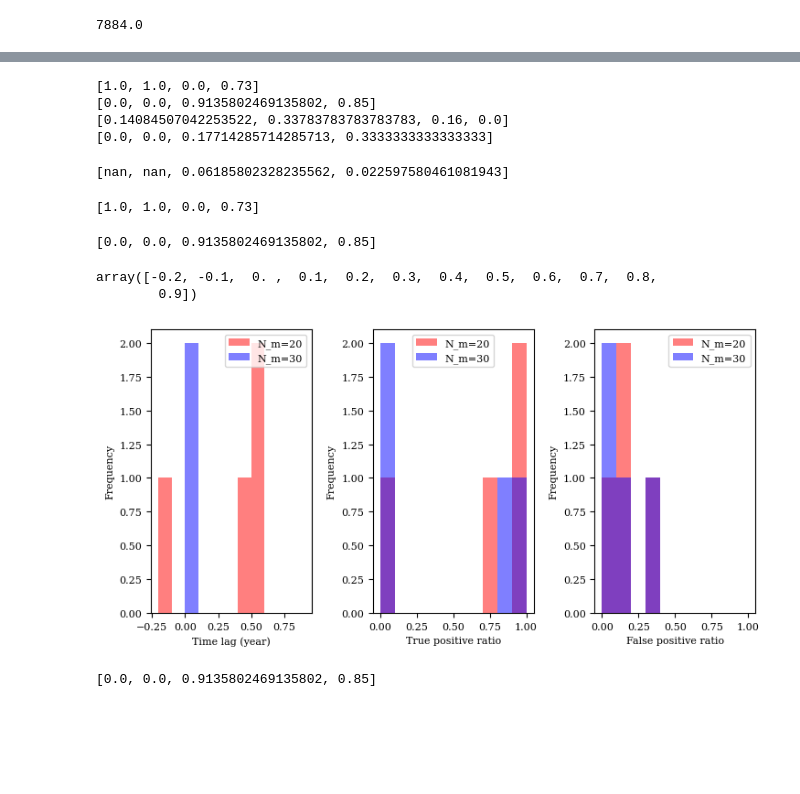
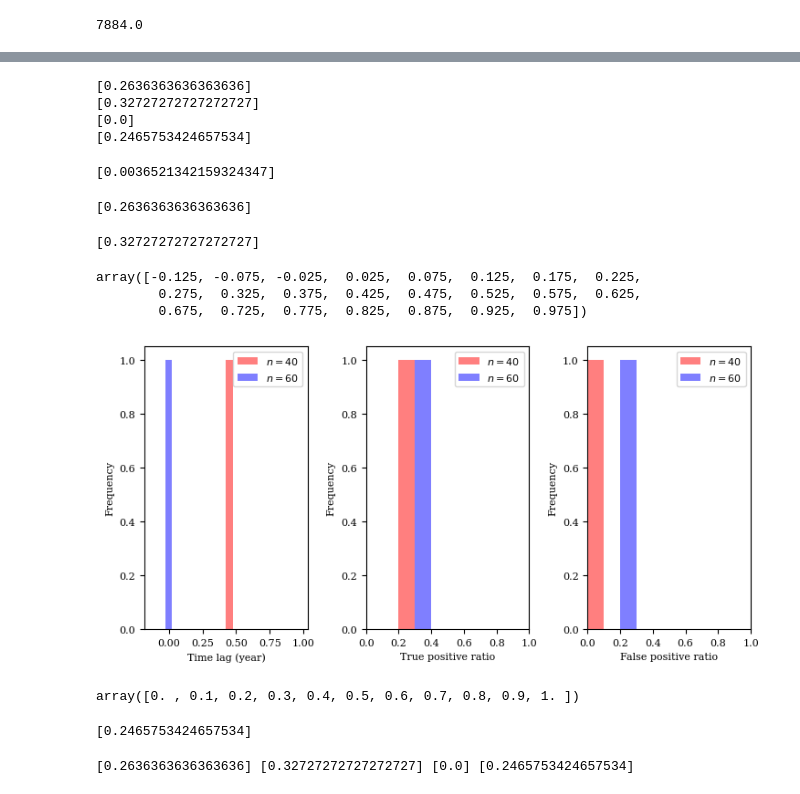
Before and after one commit to hojjatks/ROM_EnKF_earthquakecycle, a Jupyter notebook: Codes/PlotPredictionPerformance.ipynb, the cells around one changed output, grey strips where cells are left out. Cells and saved outputs as stored; diff of their text form; code cells hidden in the pictures; blank space fills up the shorter version.

Commit message:
The codes after finalizing the draft

```diff
--- a/Codes/PlotPredictionPerformance.ipynb
+++ b/Codes/PlotPredictionPerformance.ipynb
@@ -54,7 +53,8 @@ mu=30e9
 # for different inversions (denoted by number) and differnet ROM (denoted by N_m_v), we need to load the corresponding data
 N_m_v_list = [20,30]
 #numbers = [101,102]
-numbers = [103]
+numbers = [101,102,103,104,105,106,107,108,109,110]
+# numbers=[110]
 data_PDE = []
 data_prediction_20 = []
 data_prediction_30 = []
@@ -296,7 +294,7 @@ for index in range(len(numbers)):
     t_ox_pred_events_30=data_prediction_30[index]["t_ox_pred_events"]
     # run the code to plot things
     for event_counter in range(data_prediction_20[index]['Mags_filtered'].shape[0]): # number of events in the indexth number
-        event_name="event #"+str(event_counter)
+        event_name="event #"+str(index_row_plot)
         ax_qdyn= fig.add_subplot(gs[index_row_plot, 0]) # True slip rate
         ax_Nm20= fig.add_subplot(gs[index_row_plot, 1]) # Observed slip rate
         ax_Nm30= fig.add_subplot(gs[index_row_plot, 2]) # Observed slip rate
@@ -330,7 +328,7 @@ for index in range(len(numbers)):
         pl=ax_qdyn.scatter(PrettyTime/cte.t_yr-tau,Prettyx*1e-3,marker=".",c=np.log10(PrettyV),cmap=cmap,linewidths=1,vmin=np.log10(V_thresh_min),vmax=np.log10(V_thresh_max))
         ax_qdyn.set_ylabel(r'Distance along strike (km)',fontproperties=serif_font)
         ax_qdyn=PlotRectangle(ax_qdyn,rectangles_PDE)
-        All_rectangles_PDE = np.append(All_rectangles_PDE, rectangles_PDE[:4].reshape(4, 1), axis=1)
+        # All_rectangles_PDE = np.append(All_rectangles_PDE, rectangles_PDE[:4].reshape(4, 1), axis=1)
         events_PDE=add_array(events_PDE,event_name, rectangles_PDE)
         #xlimleft=(time_start_events_PDE[event_counter]+t_0_inversion)/cte.t_yr
         #xlimright=(time_start_events_PDE[event_counter]+t_0_inversion)/cte.t_yr+T_final/cte.t_yr
@@ -365,16 +363,9 @@ for index in range(len(numbers)):
         ax_Nm20.text(-tau,L/2/1000+shift_string,string_20)
         ax_Nm20=PlotRectangle(ax_Nm20,rectangles_20)
         Time_lag20.append((TimeStarts_20[0]-TimeStarts_PDE[0])/t_yr)
-        All_rectangles_20 = np.append(All_rectangles_20, rectangles_20[:4].reshape(4, 1), axis=1)
-
-
-
-
+        # All_rectangles_20 = np.append(All_rectangles_20, rectangles_20[:4].reshape(4, 1), axis=1)
 
         events_20=add_array(events_20,event_name, rectangles_20)
-
-
-
 
         # plotting N_m_v=30
         V_ox_pred_events_30_interpolated=interpolate(time_interpolation,t_ox_pred_events_30[event_counter],V_ox_pred_events_30[event_counter],V_ox_pred_events_30[event_counter].shape[1],V_ox_pred_events_30[event_counter].shape[2])
@@ -397,7 +388,7 @@ for index in range(len(numbers)):
         ax_Nm30.text(-tau,L/2/1000+shift_string,string_30)
         ax_Nm30=PlotRectangle(ax_Nm30,rectangles_30)
         Time_lag30.append((TimeStarts_30[0]-TimeStarts_PDE[0])/t_yr)
-        All_rectangles_30 = np.append(All_rectangles_30, rectangles_30[:4].reshape(4, 1), axis=1)
+        # All_rectangles_30 = np.append(All_rectangles_30, rectangles_30[:4].reshape(4, 1), axis=1)
 
         events_30=add_array(events_30,event_name, rectangles_30)
 
@@ -414,9 +405,9 @@ ax_Nm30.set_xlabel(r'Time (year)',fontproperties=serif_font)
 b=fig.colorbar(pl,cax=cax,orientation='horizontal')
 b.set_label(label=r'$log_{10}(V(m/s))$',fontproperties=serif_font)
 
-All_rectangles_PDE=All_rectangles_PDE[:,1:]
-All_rectangles_20=All_rectangles_20[:,1:]
-All_rectangles_30=All_rectangles_30[:,1:]
+# All_rectangles_PDE=All_rectangles_PDE[:,1:]
+# All_rectangles_20=All_rectangles_20[:,1:]
+# All_rectangles_30=All_rectangles_30[:,1:]
 
 plt.tight_layout()
 plt.savefig('/central/groups/astuart/hkaveh/Figs/ROM/prediction_performace.png',dpi=300,bbox_inches='tight')
@@ -518,54 +479,69 @@ print(True_pos_ratio_30)
 print(False_pos_ratio_20)
 print(False_pos_ratio_30)
 # %% [output]
-[1.0, 1.0, 0.0, 0.73]
-[0.0, 0.0, 0.9135802469135802, 0.85]
-[0.14084507042253522, 0.33783783783783783, 0.16, 0.0]
-[0.0, 0.0, 0.17714285714285713, 0.3333333333333333]
+[0.2636363636363636]
+[0.32727272727272727]
+[0.0]
+[0.2465753424657534]
 # %%
 Time_lag30
 # %% [output]
-[nan, nan, 0.06185802328235562, 0.022597580461081943]
+[0.0036521342159324347]
 # %%
 True_pos_ratio_20
 # %% [output]
-[1.0, 1.0, 0.0, 0.73]
+[0.2636363636363636]
 # %%
 True_pos_ratio_30
 # %% [output]
-[0.0, 0.0, 0.9135802469135802, 0.85]
+[0.32727272727272727]
 # %%
-dt=0.1
+dt=0.05
 dp=0.1
-bins_t = np.arange(-tau-dt, T_final/cte.t_yr, dt)
-bins_prob=np.arange(0,1.1,0.1)
+bins_t = np.arange(-tau-dt/2, T_final/cte.t_yr+dt/2, dt)
+bins_prob=np.arange(0,1.0001,0.1)
 # %%
 bins_t
 # %% [output]
-array([-0.2, -0.1,  0. ,  0.1,  0.2,  0.3,  0.4,  0.5,  0.6,  0.7,  0.8,
-        0.9])
+array([-0.125, -0.075, -0.025,  0.025,  0.075,  0.125,  0.175,  0.225,
+        0.275,  0.325,  0.375,  0.425,  0.475,  0.525,  0.575,  0.625,
+        0.675,  0.725,  0.775,  0.825,  0.875,  0.925,  0.975])
 # %%
 # Plotting a figure with three subplots, first subplot shows the distribution of Time_starts, second subplot shows the distribution of True_pos_ratio and the third subplot shows the distribution of False_pos_ratio
 fig, axs = plt.subplots(1, 3, figsize=(7.4, 3.7))
+# find the index in which Time_lag20 is nan
+
 axs[0].hist(Time_lag20, bins=bins_t, color='red',alpha=0.5)
 axs[0].hist(Time_lag30, bins=bins_t, color='blue',alpha=0.5)
 axs[1].hist(True_pos_ratio_20, bins=bins_prob, color='red',alpha=0.5)
 axs[1].hist(True_pos_ratio_30, bins=bins_prob, color='blue',alpha=0.5)
 axs[2].hist(False_pos_ratio_20, bins=bins_prob, color='red',alpha=0.5)
 axs[2].hist(False_pos_ratio_30, bins=bins_prob, color='blue',alpha=0.5)
-axs[0].legend(['N_m=20', 'N_m=30'])
-axs[1].legend(['N_m=20', 'N_m=30'])
-axs[2].legend(['N_m=20', 'N_m=30'])
+axs[0].legend([r'$n=40$', r'$n=60$'])
+axs[1].legend([r'$n=40$', r'$n=60$'])
+axs[2].legend([r'$n=40$', r'$n=60$'])
 axs[0].set_xlabel('Time lag (year)')
 axs[0].set_ylabel('Frequency')
 axs[1].set_xlabel('True positive ratio')
 axs[1].set_ylabel('Frequency')
 axs[2].set_xlabel('False positive ratio')
 axs[2].set_ylabel('Frequency')
+axs[1].set_xlim(0,1)
+axs[2].set_xlim(0,1)
 plt.tight_layout()
+# save the figure
+plt.savefig('/central/groups/astuart/hkaveh/Figs/ROM/Performance_metrics.png',dpi=300,bbox_inches='tight')
 # %% [output]
-[figure, old version]
+[figure, new version]
-# %%
-True_pos_ratio_30
-# %% [output]
-[0.0, 0.0, 0.9135802469135802, 0.85]
+# %%
+bins_prob
+# %% [output]
+array([0. , 0.1, 0.2, 0.3, 0.4, 0.5, 0.6, 0.7, 0.8, 0.9, 1. ])
+# %%
+False_pos_ratio_30
+# %% [output]
+[0.2465753424657534]
+# %%
+print(True_pos_ratio_20, True_pos_ratio_30, False_pos_ratio_20, False_pos_ratio_30)
+# %% [output]
+[0.2636363636363636] [0.32727272727272727] [0.0] [0.2465753424657534]
```
Also changed, not shown: parts of 19 cells of this notebook, 12 other files.
